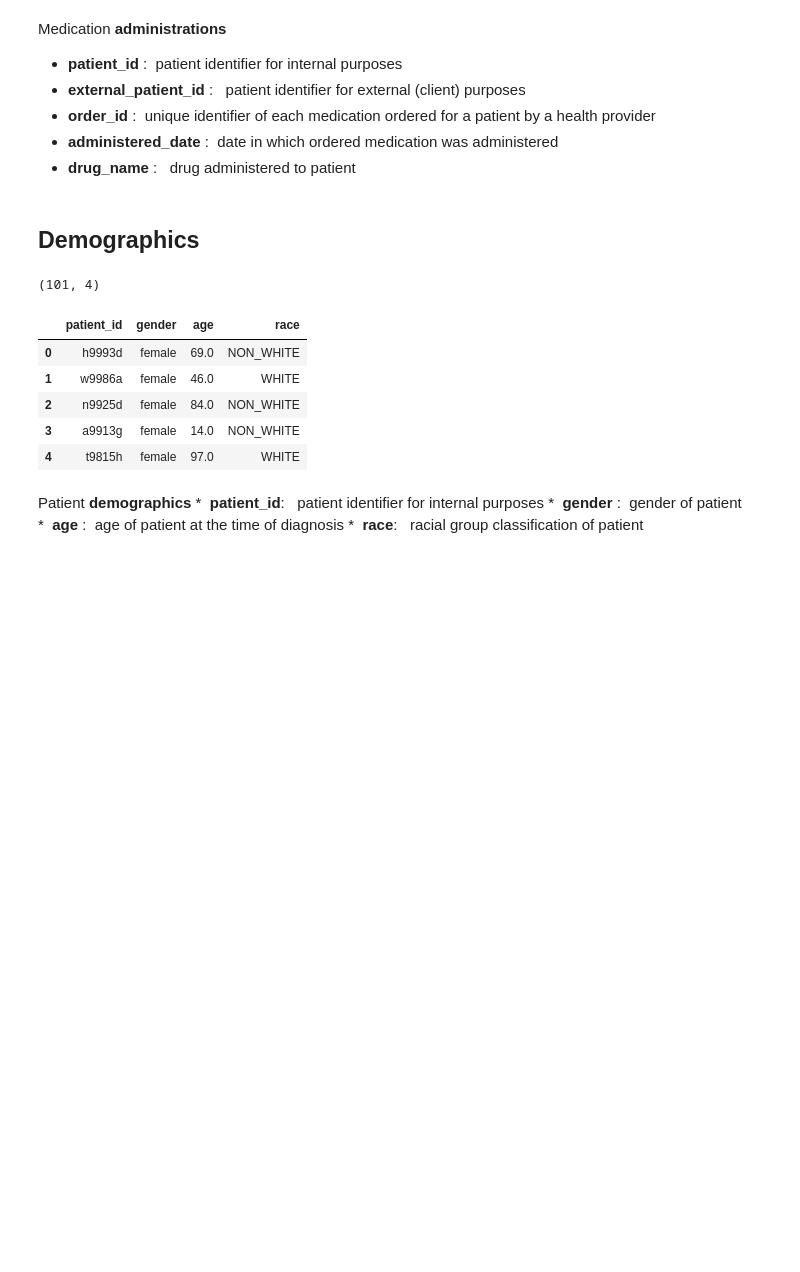
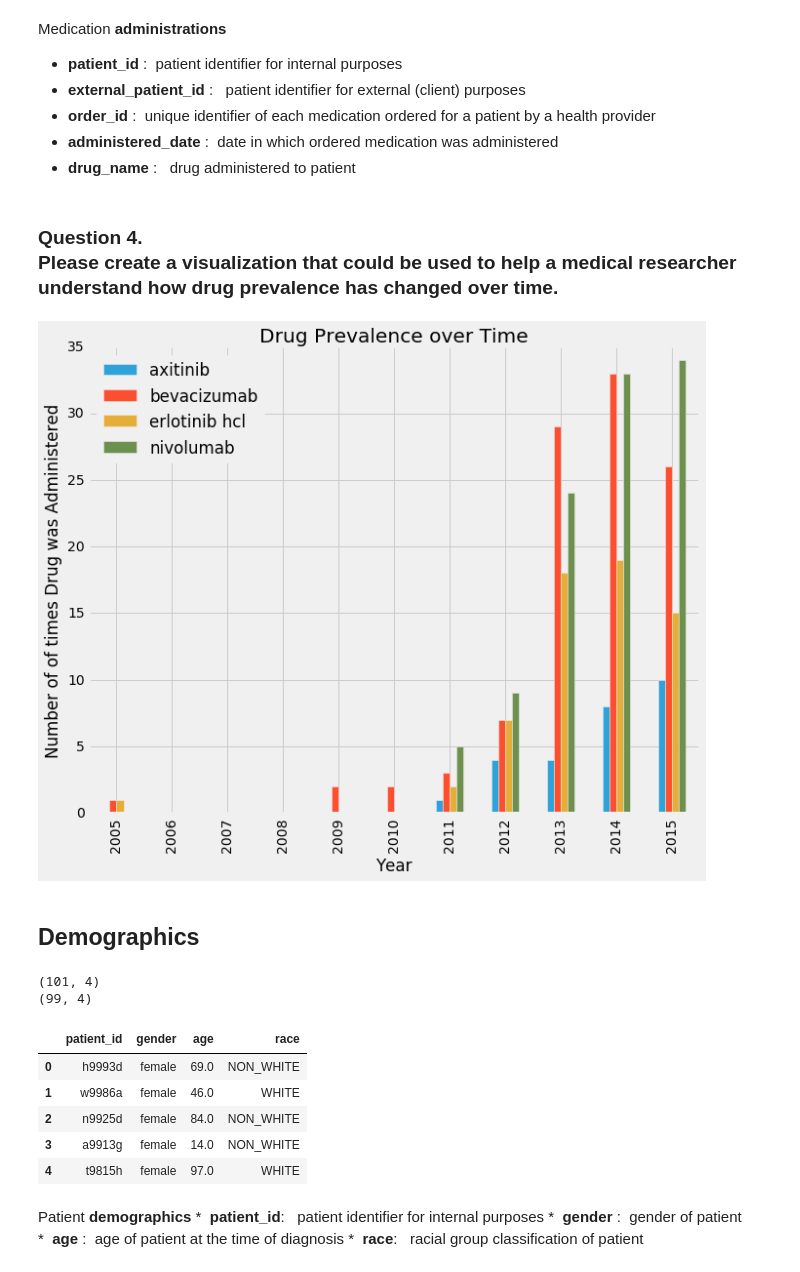
Before and after one commit to btq/FI_questions, a Jupyter notebook: flatiron_questions_6132016.ipynb, the cells around one changed output. Cells and saved outputs as stored; diff of their text form; code cells hidden in the pictures; blank space fills up the shorter version.

```diff
--- a/flatiron_questions_6132016.ipynb
+++ b/flatiron_questions_6132016.ipynb
@@ -48,0 +94,8 @@ admins_df.head()
+# %%
+admins_df = pd.read_csv(admins_f)
+print admins_df.shape
+# drop any duplicated lines, those with same order_id and administered_date
+admins_df = admins_df.drop_duplicates(subset=['order_id','administered_date'])
+admins_df.dropna(inplace=True)
+print admins_df.shape
+admins_df.head(2)
@@ -54,14 +113,48 @@ Medication **administrations**
  * **order_id** :  unique identifier of each medication ordered for a patient by a health provider
  * **administered_date** :  date in which ordered medication was administered
  * **drug_name** :   drug administered to patient
+# %% [markdown]
+### Question 4. Please create a visualization that could be used to help a medical researcher understand how drug prevalence has changed over time.
+# %%
+# make a copy of admins_df, dropping fields no longer needed for Question 4
+q4_df = admins_df.drop(['patient_id','external_patient_id','order_id'],axis=1)
+q4_df.dropna(inplace=True) #dropna from blank dates
+q4_df['admin_dt']=pd.to_datetime(q4_df['administered_date'],infer_datetime_format=True)
+q4_df = q4_df.join(pd.get_dummies(q4_df['drug_name']))
+q4_df.drop(['administered_date','drug_name'],axis=1,inplace='True')
+q4_df.set_index(['admin_dt'],inplace='True')
+
+#Resample the date and sum each drug administered over that period ('A' = annual)
+resampled_q4 = q4_df.resample('A').sum()
+#print resampled_q4.tail()
+with plt.style.context('fivethirtyeight'):
+    resampled_q4.plot.bar()#(kind='bar', stacked=True)
+    f = plt.gcf()
+    ax = plt.gca()
+    f.set_size_inches(10,8)
+    xmj =  ax.get_xmajorticklabels()
+    for x in xmj:
+        x.set_text(x.get_text()[:4])
+        #x[2]=x[2][:5]
+        #print x[2]
+    ax.set_xticklabels(xmj)
+    ax.set_title('Drug Prevalence over Time')
+    ax.set_xlabel('Year')
+    ax.set_ylabel('Number of of times Drug was Administered')
+    plt.show()
+# %% [output]
+[figure, added]
 # %% [markdown]
 ## Demographics
 # %%
 demos_df = pd.read_csv(demos_f)
 print demos_df.shape
+demos_df.drop_duplicates(subset=['patient_id'],inplace='True')
+print demos_df.shape
 demos_df.head()
 # %% [output]
 (101, 4)
+(99, 4)
 |  | patient_id | gender | age | race |
 | 0 | h9993d | female | 69.0 | NON_WHITE |
 | 1 | w9986a | female | 46.0 | WHITE |
```
Also changed, not shown: parts of 22 cells of this notebook, 3 other files.
